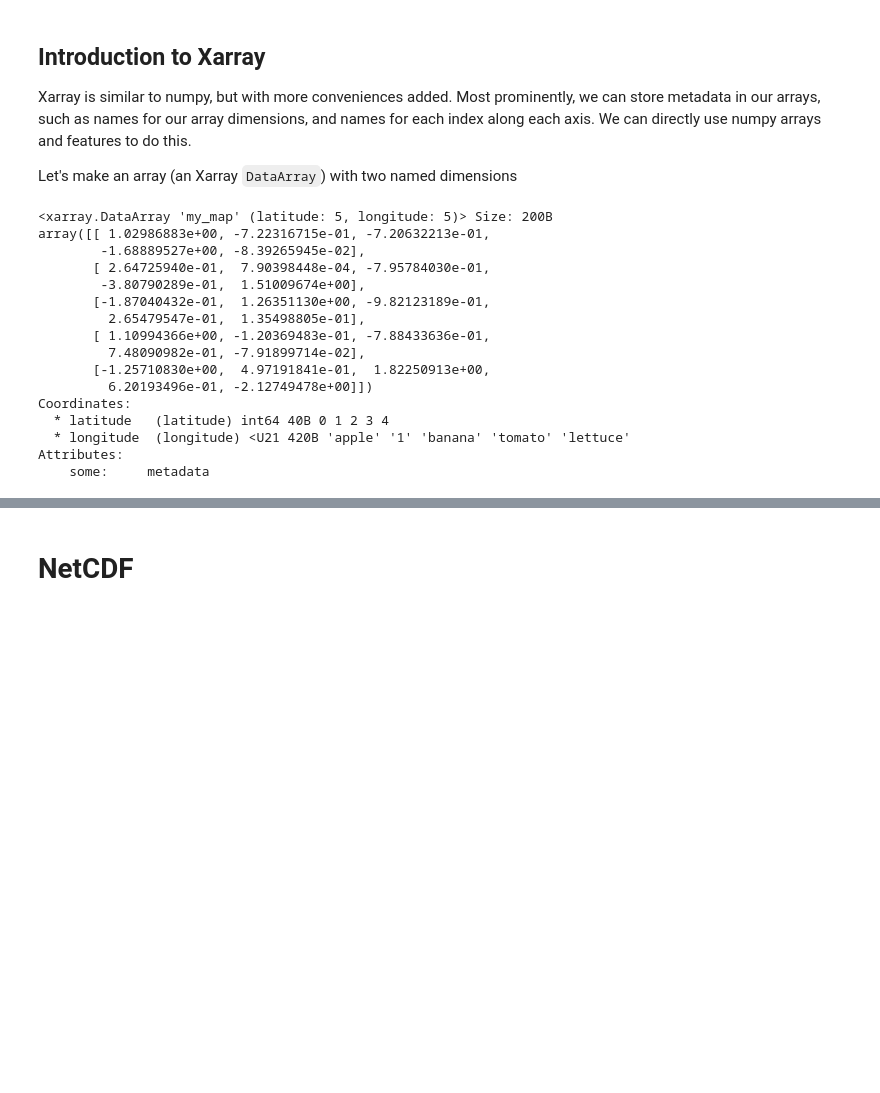
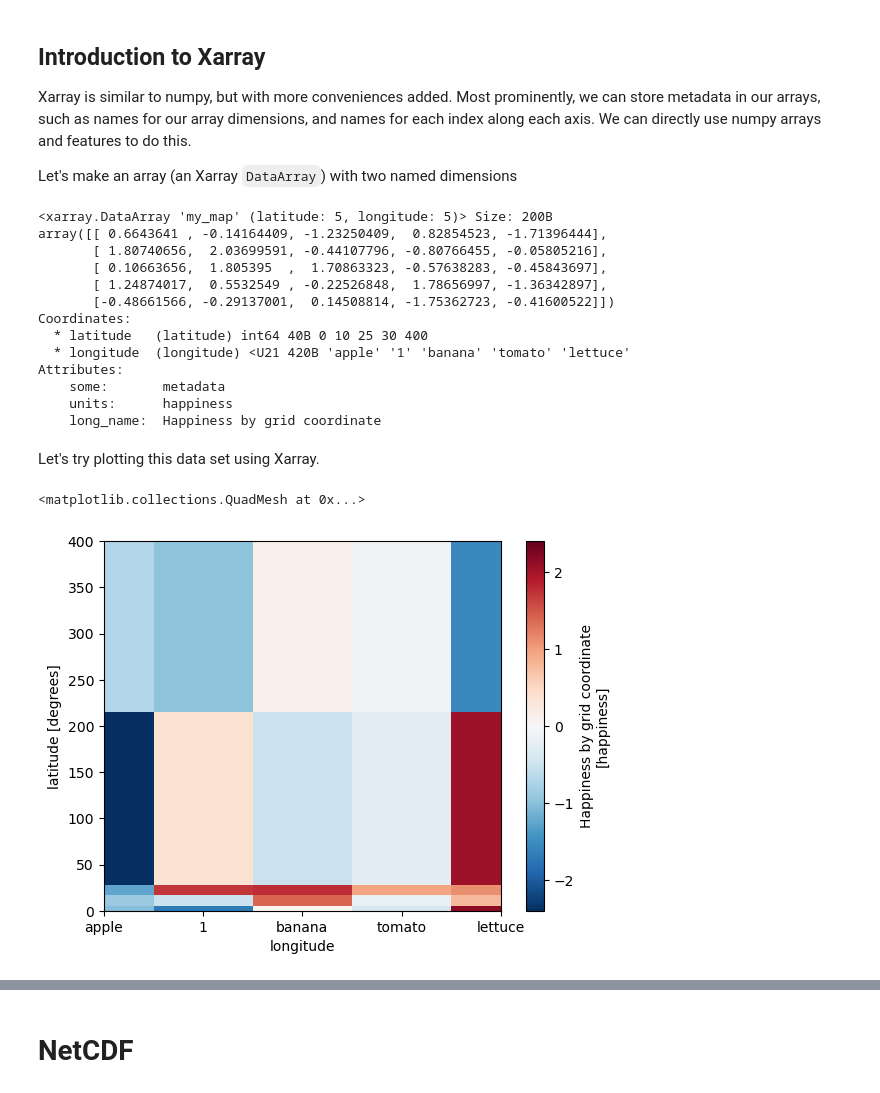
Before and after one commit to PEKennedy/GGE6302_exercise, a Jupyter notebook: 000_Scientific_Datasets.ipynb, the cells around one changed output, grey strips where cells are left out. Saved outputs shown, nothing was run; the diff lists cells and outputs as text; code cells hidden in the pictures; blank space fills up the shorter version.

Commit message:
xarray dataarray

```diff
--- a/000_Scientific_Datasets.ipynb
+++ b/000_Scientific_Datasets.ipynb
@@ -62,29 +65,40 @@ my_map = xr.DataArray(
     data=np.random.randn(5,5),
     #set the names of each dimension of our array
     dims=["latitude","longitude"],
+    # give some names to different indices of our arrays, as we feel like it
     coords={
-		"latitude":[0,1,2,3,4],
+		"latitude":[0,10,25,30,400],
 		"longitude":["apple",1,"banana","tomato","lettuce"],
-	}, # give some names to different indices of our arrays, as we feel like it
+	},
 	name="my_map",
-	attrs={"some":"metadata"}
+	attrs={
+    "some":"metadata", # any metadata of your choice
+    "units":"happiness", #what does the value at some coordinate represent? (used by xarray plots)
+    "long_name":"Happiness by grid coordinate" #Title of your array (used by xarray)
+  }
 )
+my_map.latitude.attrs["units"] = "degrees" #set metadata for our axis / coordinates
+#my_map.longitude.attrs["units"] = "fruit"
+
 my_map
-#my_map.dims
 # %% [output]
 <xarray.DataArray 'my_map' (latitude: 5, longitude: 5)> Size: 200B
-array([[ 1.02986883e+00, -7.22316715e-01, -7.20632213e-01,
-        -1.68889527e+00, -8.39265945e-02],
-       [ 2.64725940e-01,  7.90398448e-04, -7.95784030e-01,
-        -3.80790289e-01,  1.51009674e+00],
-       [-1.87040432e-01,  1.26351130e+00, -9.82123189e-01,
-         2.65479547e-01,  1.35498805e-01],
-       [ 1.10994366e+00, -1.20369483e-01, -7.88433636e-01,
-         7.48090982e-01, -7.91899714e-02],
-       [-1.25710830e+00,  4.97191841e-01,  1.82250913e+00,
-         6.20193496e-01, -2.12749478e+00]])
+array([[ 0.6643641 , -0.14164409, -1.23250409,  0.82854523, -1.71396444],
+       [ 1.80740656,  2.03699591, -0.44107796, -0.80766455, -0.05805216],
+       [ 0.10663656,  1.805395  ,  1.70863323, -0.57638283, -0.45843697],
+       [ 1.24874017,  0.5532549 , -0.22526848,  1.78656997, -1.36342897],
+       [-0.48661566, -0.29137001,  0.14508814, -1.75362723, -0.41600522]])
 Coordinates:
-  * latitude   (latitude) int64 40B 0 1 2 3 4
+  * latitude   (latitude) int64 40B 0 10 25 30 400
   * longitude  (longitude) <U21 420B 'apple' '1' 'banana' 'tomato' 'lettuce'
 Attributes:
-    some:     metadata
+    some:       metadata
+    units:      happiness
+    long_name:  Happiness by grid coordinate
+# %% [markdown]
+Let's try plotting this data set using Xarray.
+# %%
+my_map.plot()
+# %% [output]
+<matplotlib.collections.QuadMesh at 0x...>
+[figure, added]
```
Also changed, not shown: parts of 13 cells of this notebook, 1 other file.
